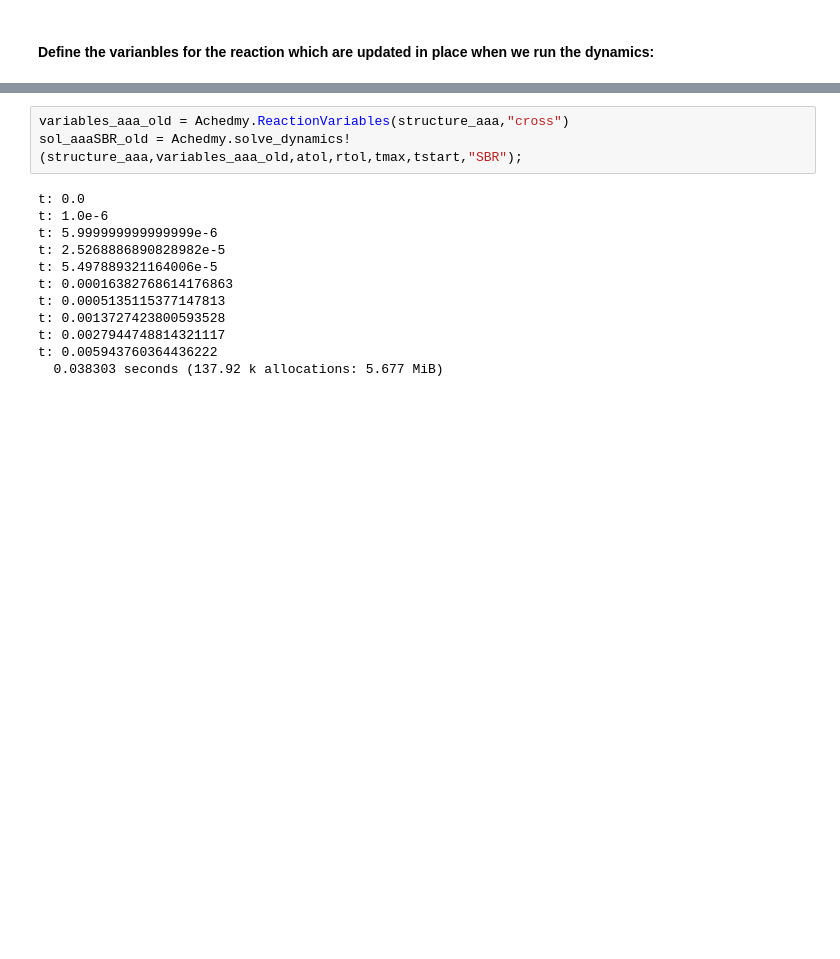
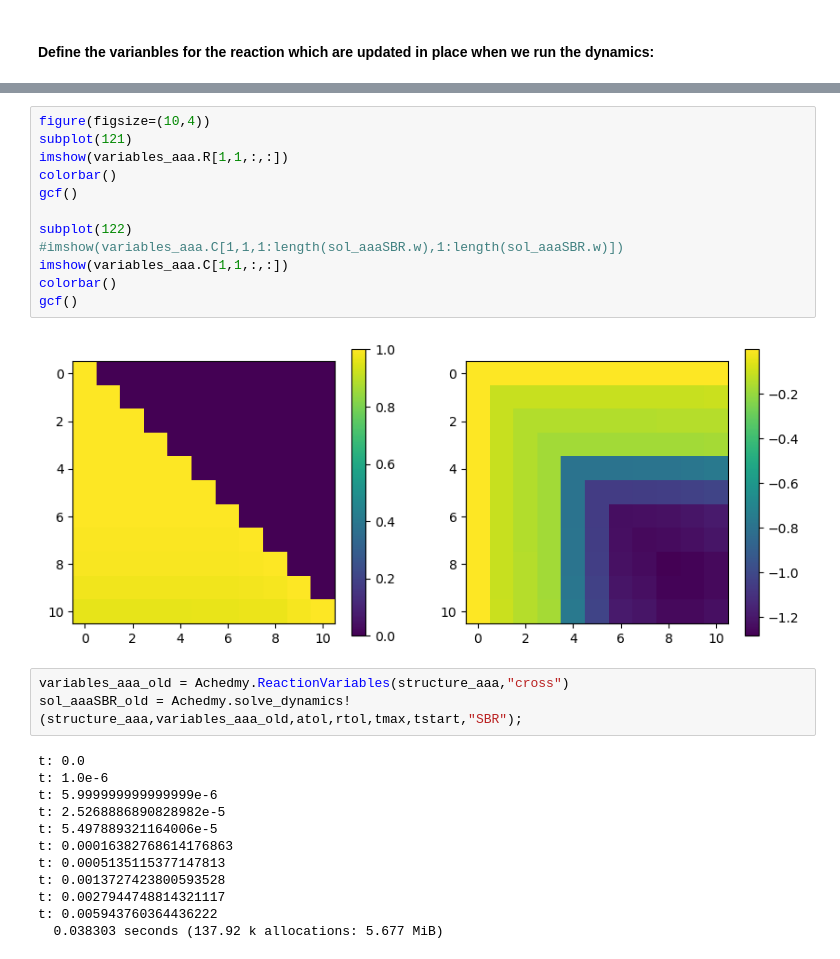
Before and after one commit to btemoshir/Achedmy.jl, a Jupyter notebook: examples/achedmyModule_withC.ipynb, the cells around one changed output, grey strips where cells are left out. Cells and saved outputs as stored; diff of their text form; blank space fills up the shorter version.

```diff
--- a/examples/achedmyModule_withC.ipynb
+++ b/examples/achedmyModule_withC.ipynb
@@ -87,3 +90,17 @@ t: 0.005943919454371068
+# %%
+figure(figsize=(10,4))
+subplot(121)
+imshow(variables_aaa.R[1,1,:,:])
+colorbar()
+gcf()
+
+subplot(122)
+#imshow(variables_aaa.C[1,1,1:length(sol_aaaSBR.w),1:length(sol_aaaSBR.w)])
+imshow(variables_aaa.C[1,1,:,:])
+colorbar()
+gcf()
+# %% [output]
+[figure, added]
 # %%
 variables_aaa_old = Achedmy.ReactionVariables(structure_aaa,"cross")
 sol_aaaSBR_old = Achedmy.solve_dynamics!(structure_aaa,variables_aaa_old,atol,rtol,tmax,tstart,"SBR");
```
Also changed, not shown: parts of 5 cells of this notebook, 4 other files.
